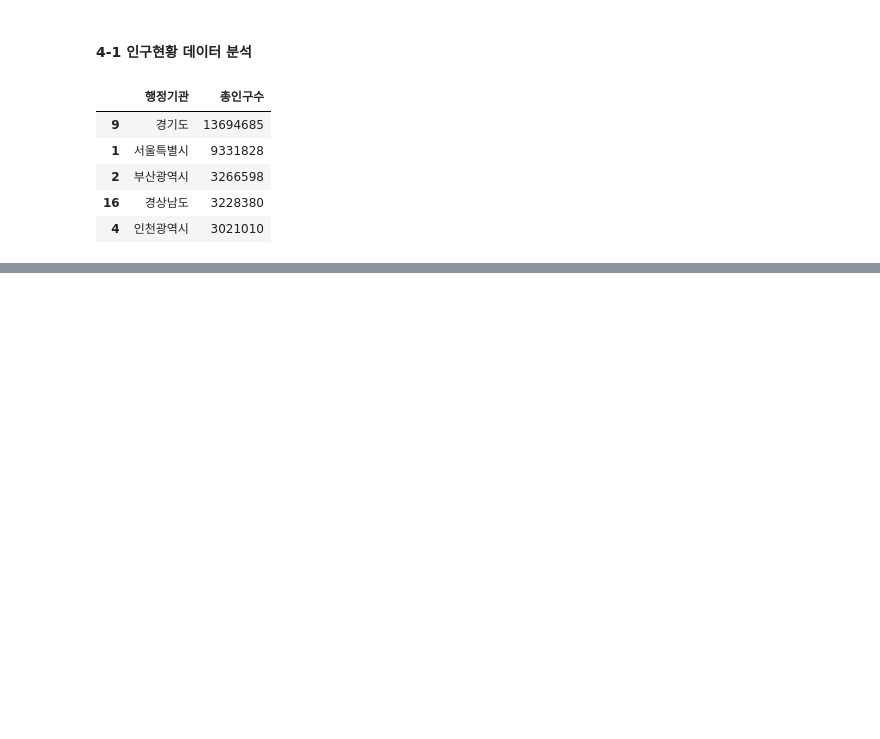
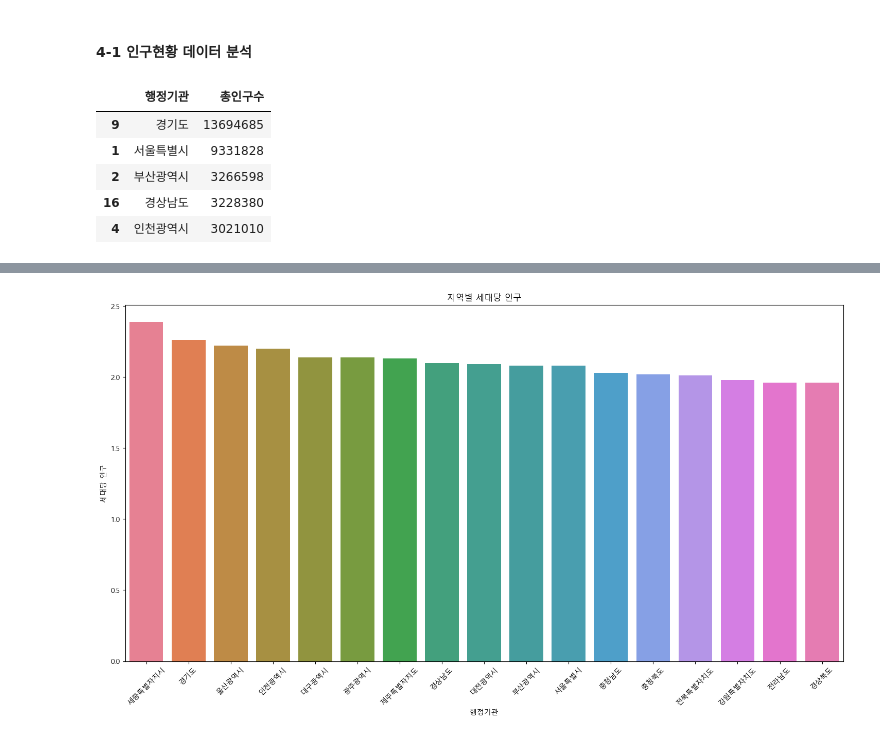
Before and after one commit to seoyeon020/Python_Webscraping_Analysis, a Jupyter notebook: 연습문제_웹스크래핑/인구현황분석.ipynb, the cells around one changed output, grey strips where cells are left out. Cells and saved outputs as stored; diff of their text form; code cells hidden in the pictures; blank space fills up the shorter version.

```diff
--- a/연습문제_웹스크래핑/인구현황분석.ipynb
+++ b/연습문제_웹스크래핑/인구현황분석.ipynb
@@ -35,0 +54,12 @@ sns.barplot(data=top5, x="행정기관", y="총인구수", ax=ax1,hue='행정기
+# %%
+# 2-1. 지역별 세대당 인구 Plot
+
+figure, ax1 = plt.subplots(nrows=1, ncols=1)
+figure.set_size_inches(18,9)
+house5_plot = sns.barplot(data=house5, x="행정기관", y="세대당 인구", ax=ax1,hue='행정기관')
+house5_plot.set_title(f'지역별 세대당 인구')
+plt.xticks(rotation=45)
+
+plt.show()
+# %% [output]
+[figure, added]
```
Also changed, not shown: parts of 6 cells of this notebook.
